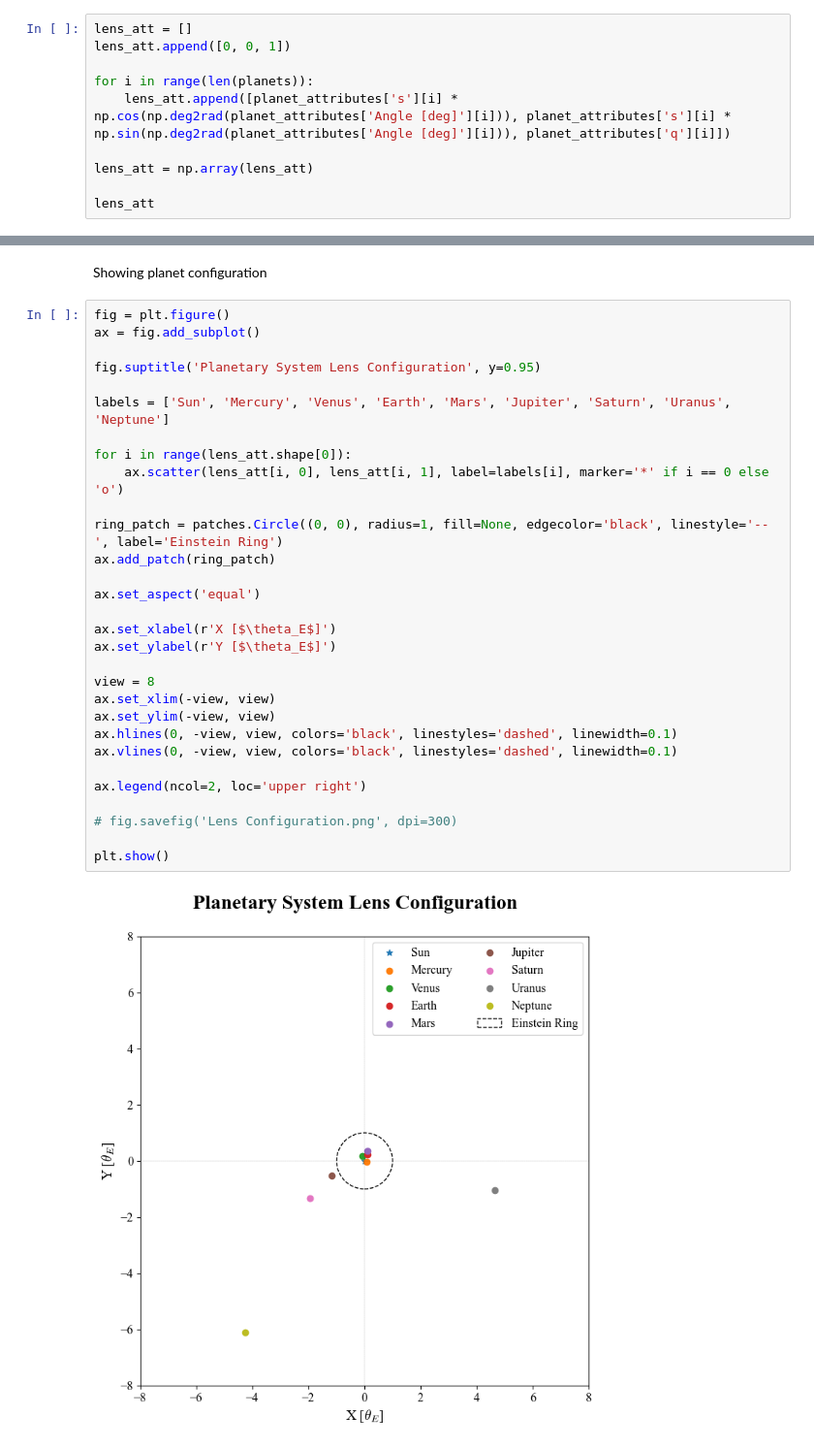
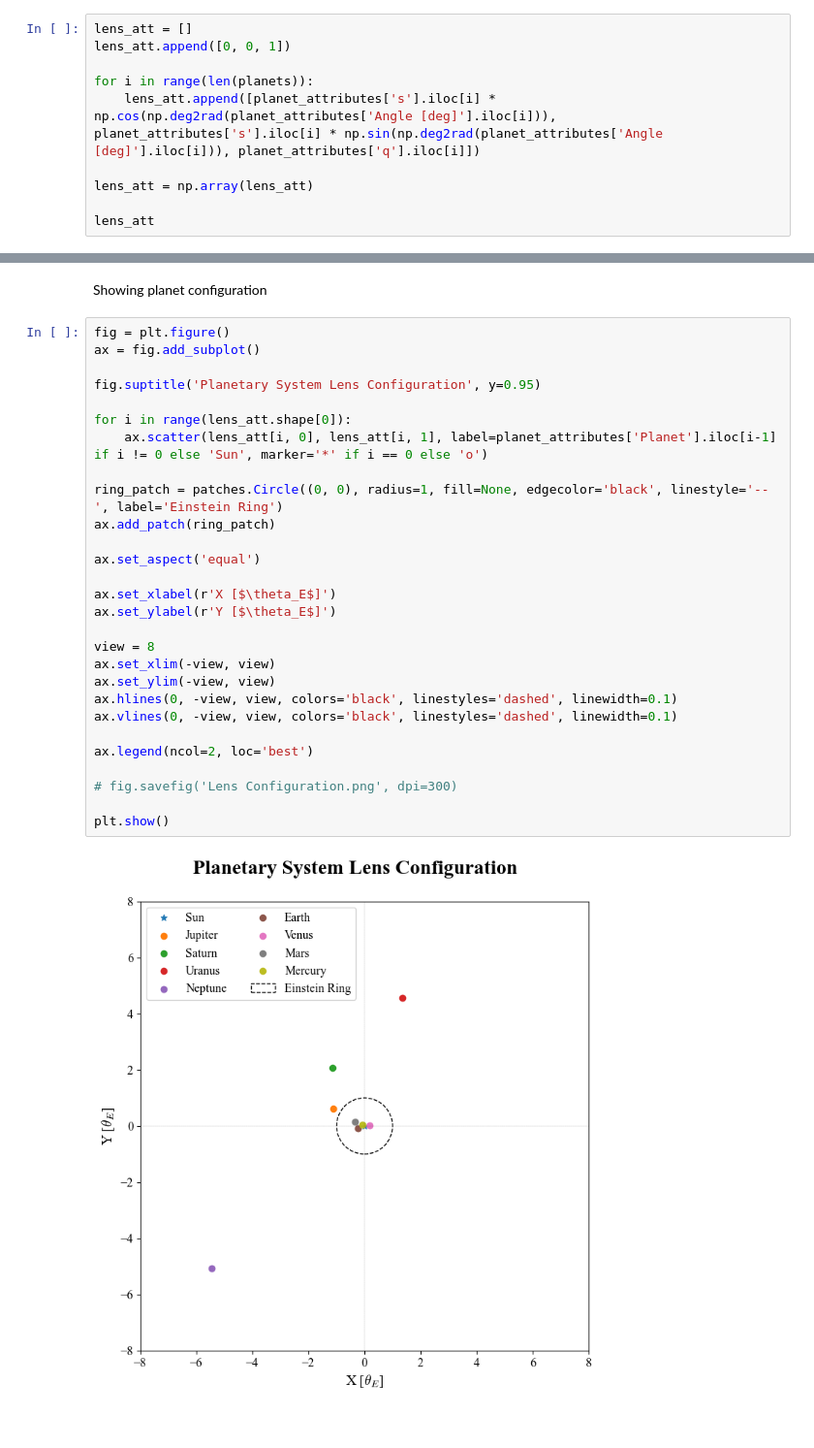
Before and after one commit to saividyud/NBLens, a Jupyter notebook: Unity Analysis/Part 6/Part6AttributeGenerator.ipynb, the cells around one changed output, grey strips where cells are left out. Shown at 97% size. Cells and saved outputs as stored; diff of their text form.

```diff
--- a/Unity Analysis/Part 6/Part6AttributeGenerator.ipynb
+++ b/Unity Analysis/Part 6/Part6AttributeGenerator.ipynb
@@ -464,7 +461,7 @@ lens_att = []
 lens_att.append([0, 0, 1])
 
 for i in range(len(planets)):
-    lens_att.append([planet_attributes['s'][i] * np.cos(np.deg2rad(planet_attributes['Angle [deg]'][i])), planet_attributes['s'][i] * np.sin(np.deg2rad(planet_attributes['Angle [deg]'][i])), planet_attributes['q'][i]])
+    lens_att.append([planet_attributes['s'].iloc[i] * np.cos(np.deg2rad(planet_attributes['Angle [deg]'].iloc[i])), planet_attributes['s'].iloc[i] * np.sin(np.deg2rad(planet_attributes['Angle [deg]'].iloc[i])), planet_attributes['q'].iloc[i]])
 
 lens_att = np.array(lens_att)
 
@@ -484,32 +481,30 @@ Showing planet configuration
 # %%
 fig = plt.figure()
 ax = fig.add_subplot()
 
 fig.suptitle('Planetary System Lens Configuration', y=0.95)
 
-labels = ['Sun', 'Mercury', 'Venus', 'Earth', 'Mars', 'Jupiter', 'Saturn', 'Uranus', 'Neptune']
-
 for i in range(lens_att.shape[0]):
-    ax.scatter(lens_att[i, 0], lens_att[i, 1], label=labels[i], marker='*' if i == 0 else 'o')
+    ax.scatter(lens_att[i, 0], lens_att[i, 1], label=planet_attributes['Planet'].iloc[i-1] if i != 0 else 'Sun', marker='*' if i == 0 else 'o')
 
 ring_patch = patches.Circle((0, 0), radius=1, fill=None, edgecolor='black', linestyle='--', label='Einstein Ring')
 ax.add_patch(ring_patch)
 
 ax.set_aspect('equal')
 
 ax.set_xlabel(r'X [$\theta_E$]')
 ax.set_ylabel(r'Y [$\theta_E$]')
 
 view = 8
 ax.set_xlim(-view, view)
 ax.set_ylim(-view, view)
 ax.hlines(0, -view, view, colors='black', linestyles='dashed', linewidth=0.1)
 ax.vlines(0, -view, view, colors='black', linestyles='dashed', linewidth=0.1)
 
-ax.legend(ncol=2, loc='upper right')
+ax.legend(ncol=2, loc='best')
 
 # fig.savefig('Lens Configuration.png', dpi=300)
 
 plt.show()
 # %% [output]
-[figure, old version]
+[figure, new version]
```
Also changed, not shown: parts of 14 cells of this notebook, 1 other file.
